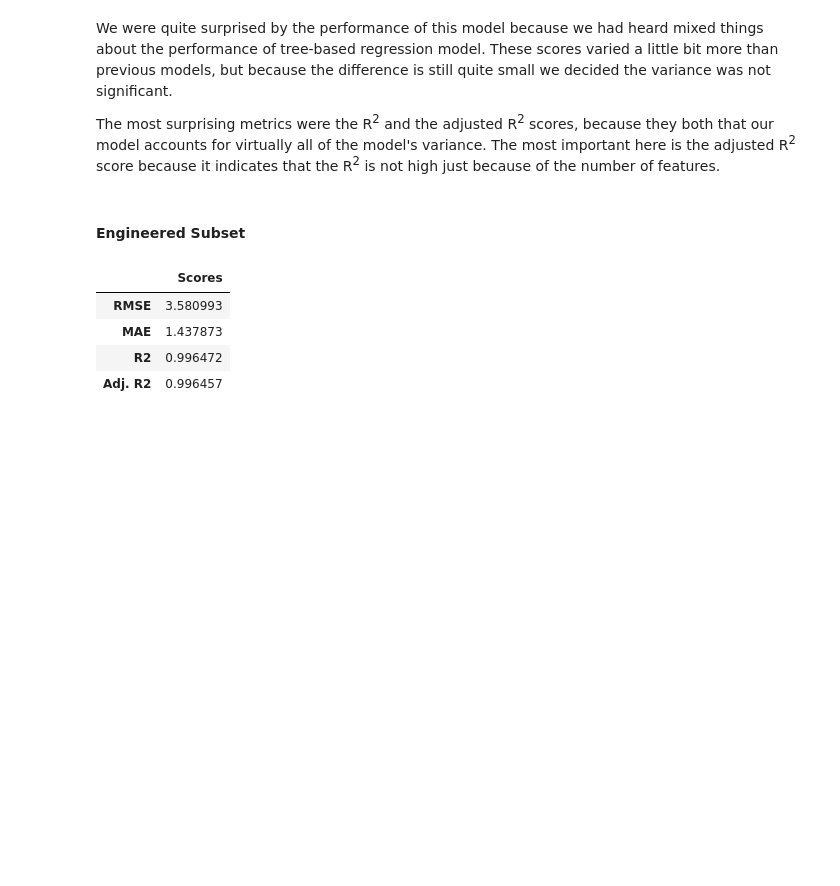
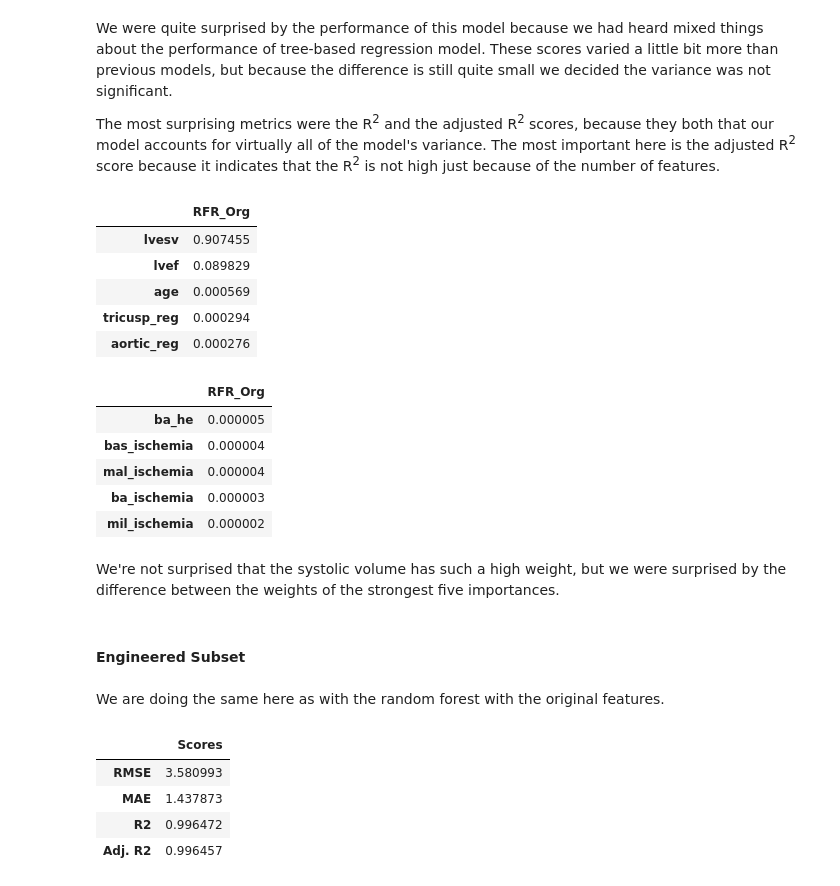
Before and after one commit to a-bergman/DSI-Capstone, a Jupyter notebook: Code/Modeling And Evaluation.ipynb, the cells around one changed output. Drawn from its saved outputs; the diff is of its cells as text; code cells hidden in the pictures; blank space fills up the shorter version.

Commit message:
reran rf models w/o a gridsearch and extracted feature importances

```diff
--- a/Code/Modeling And Evaluation.ipynb
+++ b/Code/Modeling And Evaluation.ipynb
@@ -731,6 +748,36 @@ metrics.regression_summary_adjr2(X_test, y_test, rfr_preds)
 We were quite surprised by the performance of this model because we had heard mixed things about the performance of tree-based regression model.  These scores varied a little bit more than previous models, but because the difference is still quite small we decided the variance was not significant.
 
 The most surprising metrics were the R<sup>2</sup> and the adjusted R<sup>2</sup> scores, because they both that our model accounts for virtually all of the model's variance.  The most important here is the adjusted R<sup>2</sup> score because it indicates that the R<sup>2</sup> is not high just because of the number of features.
+# %%
+# Creating dataframes of the feature importances
+
+rfr_org = pd.DataFrame(data    = rfr.feature_importances_,
+                       index   = X_test.columns,
+                       columns = ["RFR_Org"])
+
+# Sorting for the head and tail five coefficients
+
+head = rfr_org.sort_values(by = "RFR_Org", ascending = False).head()
+tail = rfr_org.sort_values(by = "RFR_Org", ascending = False).tail()
+
+display_side_by_side(head,tail)
+# %% [output]
+|  | RFR_Org |
+| lvesv | 0.907455 |
+| lvef | 0.089829 |
+| age | 0.000569 |
+| tricusp_reg | 0.000294 |
+| aortic_reg | 0.000276 |
+|  | RFR_Org |
+| ba_he | 0.000005 |
+| bas_ischemia | 0.000004 |
+| mal_ischemia | 0.000004 |
+| ba_ischemia | 0.000003 |
+| mil_ischemia | 0.000002 |
+# %% [markdown]
+We're not surprised that the systolic volume has such a high weight, but we were surprised by the difference between the weights of the strongest five importances.
 # %% [markdown]
 #### Engineered Subset
+# %% [markdown]
+We are doing the same here as with the random forest with the original features.
 # %%
```
Also changed, not shown: parts of 19 cells of this notebook.
